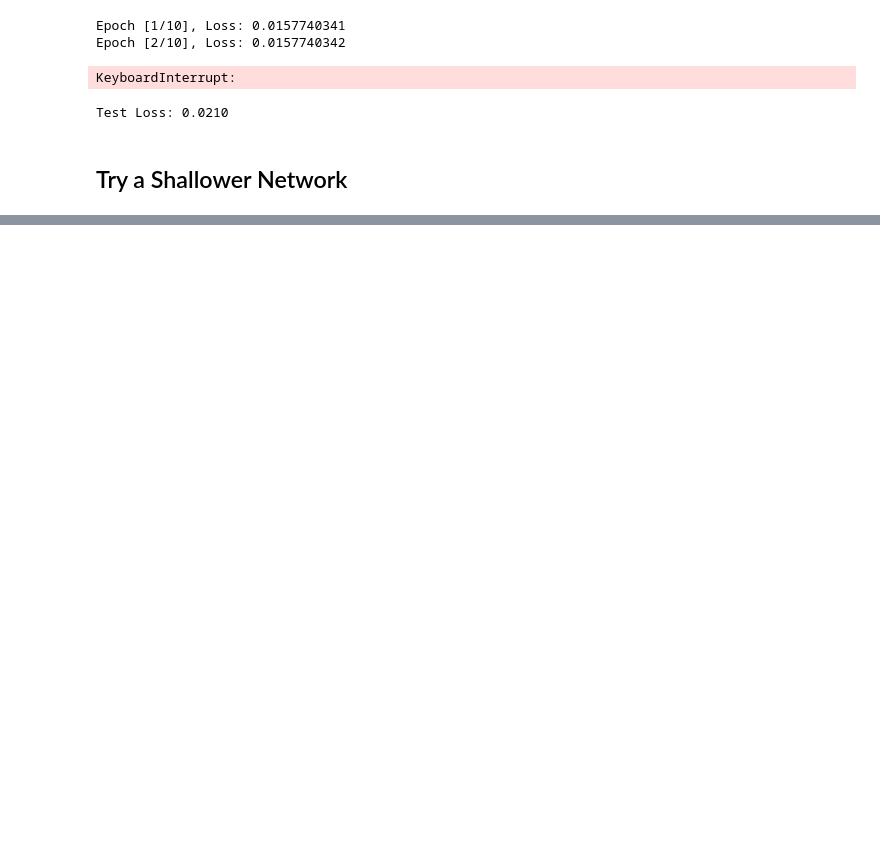
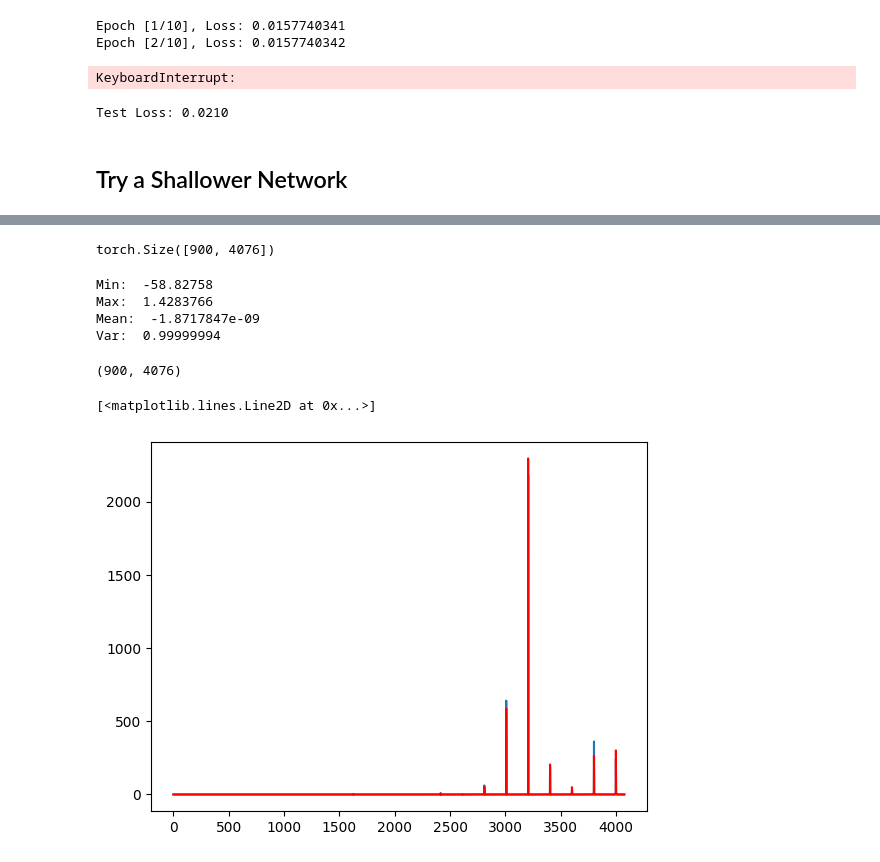
Before and after one commit to abbystokes/SBI_SGWB_DSMMA, a Jupyter notebook: Abby/Abbys_UNet.ipynb, the cells around one changed output, grey strips where cells are left out. Saved outputs shown, nothing was run; the diff lists cells and outputs as text; code cells hidden in the pictures; blank space fills up the shorter version.

```diff
--- a/Abby/Abbys_UNet.ipynb
+++ b/Abby/Abbys_UNet.ipynb
@@ -308,0 +359,38 @@ Estimated Total Size (MB): 47.98
+# %%
+x_train_tensor.shape
+# %% [output]
+torch.Size([900, 4076])
+# %%
+# Check that normalization worked
+print("Min: ",np.min(x_scaled[0,:]))
+print("Max: ",np.max(x_scaled[0,:]))
+print("Mean: ",np.average(x_scaled[0,:]))
+print("Var: ", np.var(x_scaled[0,:]))
+# %% [output]
+Min:  -58.82758
+Max:  1.4283766
+Mean:  -1.8717847e-09
+Var:  0.99999994
+# %%
+x_train.shape
+# %% [output]
+(900, 4076)
+# %%
+# Getting variance in each dimension of data
+def Var_By_Column(data):
+
+    sigma = np.zeros(len(data[0,:]))
+
+    for i in range(len(sigma)):
+        sigma[i] = np.var(data[:,i])
+
+    return sigma
+
+sig_test = Var_By_Column(x_test)
+sig_train = Var_By_Column(x_train)
+
+plt.plot(sig_test)
+plt.plot(sig_train, c="r")
+# %% [output]
+[<matplotlib.lines.Line2D at 0x...>]
+[figure, added]
```
Also changed, not shown: parts of 11 cells of this notebook.
